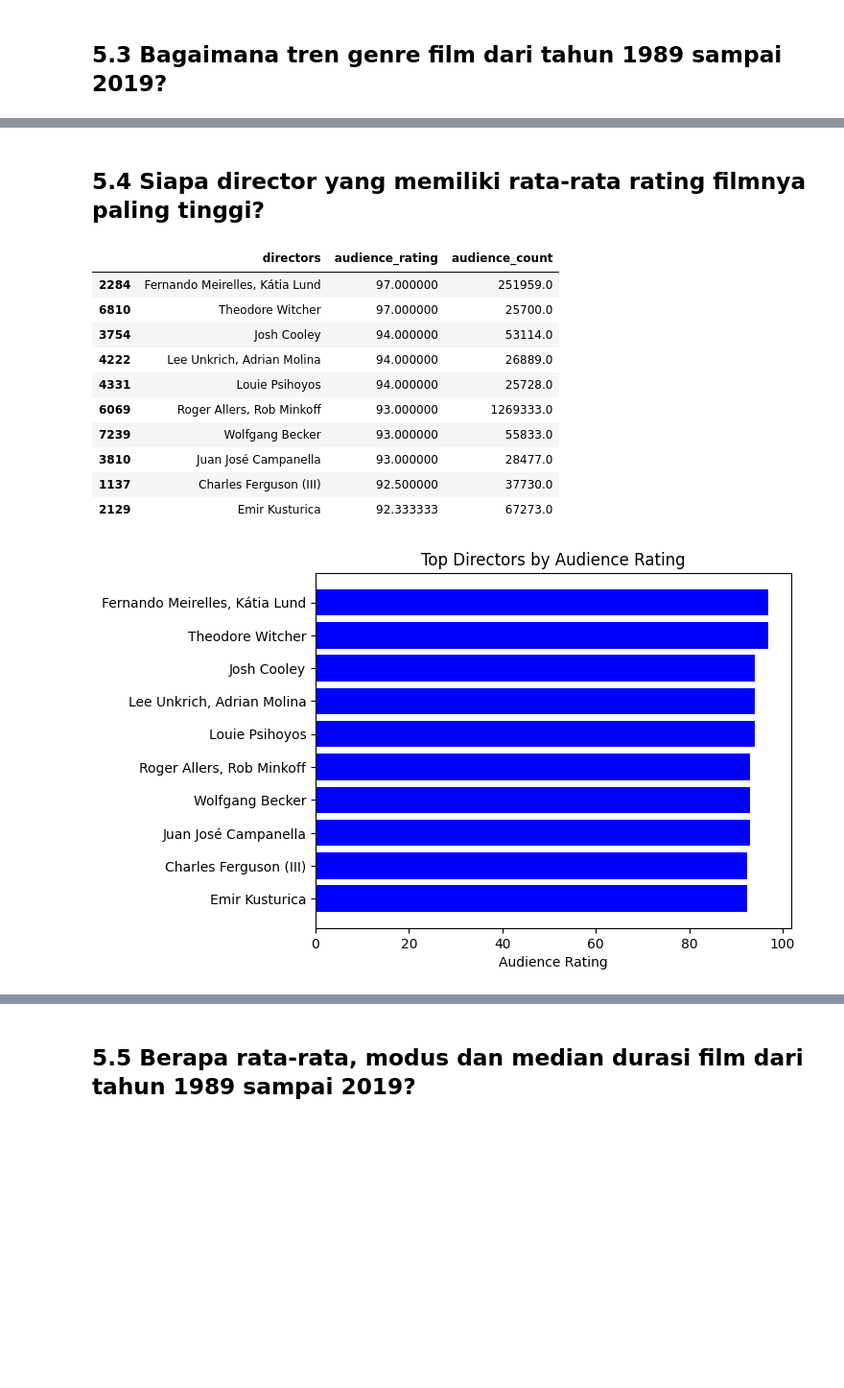
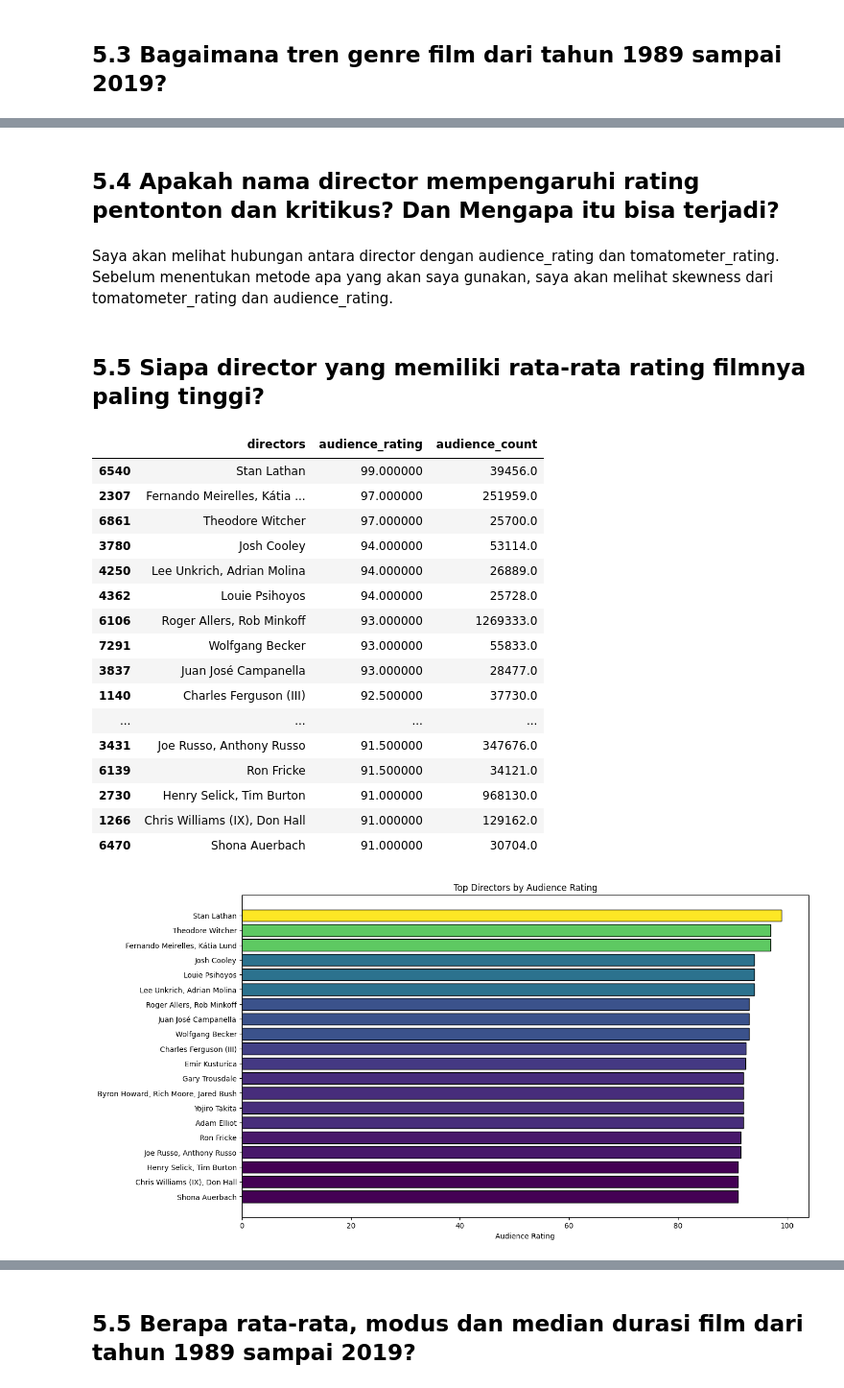
Before and after one commit to HbbSiregar/StreamWise, a Jupyter notebook: StreamWise.ipynb, the cells around one changed output, grey strips where cells are left out. Shown at 96% size. Drawn from its saved outputs; the diff is of its cells as text; code cells hidden in the pictures; blank space fills up the shorter version.

```diff
--- a/StreamWise.ipynb
+++ b/StreamWise.ipynb
@@ -1730,0 +1814,4 @@ Disini terlihat beberapa genre naik terus tajam terutama drama, action dan comed
+# %% [markdown]
+## 5.4 Apakah nama director mempengaruhi rating pentonton dan kritikus? Dan Mengapa itu bisa terjadi?
+# %% [markdown]
+Saya akan melihat hubungan antara director dengan audience_rating dan tomatometer_rating. Sebelum menentukan metode apa yang akan saya gunakan, saya akan melihat skewness dari tomatometer_rating dan audience_rating.
@@ -1731,7 +1820,7 @@ Disini terlihat beberapa genre naik terus tajam terutama drama, action dan comed
 # %% [markdown]
-## 5.4 Siapa director yang memiliki rata-rata rating filmnya paling tinggi?
+## 5.5 Siapa director yang memiliki rata-rata rating filmnya paling tinggi?
 # %%
-''' Modul melihat director denga rating film tertinggi berdasarkan audience_rating dan audience count >= 25000 orang '''
+# Melihat director denga rating film tertinggi berdasarkan audience_rating dan audience count
 director_stats_aud = df_v3.groupby('directors').agg({
     'audience_rating': 'mean',
     'audience_count': 'sum'
@@ -1741,30 +1830,44 @@ director_stats_aud = director_stats_aud[director_stats_aud['audience_count'] >=
 
 director_stats_aud = director_stats_aud.sort_values(['audience_rating', 'audience_count'], ascending=False)
 
-director_stats_aud.head(10)
+director_stats_aud.head(20)
 # %% [output]
 |  | directors | audience_rating | audience_count |
-| 2284 | Fernando Meirelles, Kátia Lund | 97.000000 | 251959.0 |
-| 6810 | Theodore Witcher | 97.000000 | 25700.0 |
-| 3754 | Josh Cooley | 94.000000 | 53114.0 |
-| 4222 | Lee Unkrich, Adrian Molina | 94.000000 | 26889.0 |
-| 4331 | Louie Psihoyos | 94.000000 | 25728.0 |
-| 6069 | Roger Allers, Rob Minkoff | 93.000000 | 1269333.0 |
-| 7239 | Wolfgang Becker | 93.000000 | 55833.0 |
-| 3810 | Juan José Campanella | 93.000000 | 28477.0 |
-| 1137 | Charles Ferguson (III) | 92.500000 | 37730.0 |
-| 2129 | Emir Kusturica | 92.333333 | 67273.0 |
+| 6540 | Stan Lathan | 99.000000 | 39456.0 |
+| 2307 | Fernando Meirelles, Kátia ... | 97.000000 | 251959.0 |
+| 6861 | Theodore Witcher | 97.000000 | 25700.0 |
+| 3780 | Josh Cooley | 94.000000 | 53114.0 |
+| 4250 | Lee Unkrich, Adrian Molina | 94.000000 | 26889.0 |
+| 4362 | Louie Psihoyos | 94.000000 | 25728.0 |
+| 6106 | Roger Allers, Rob Minkoff | 93.000000 | 1269333.0 |
+| 7291 | Wolfgang Becker | 93.000000 | 55833.0 |
+| 3837 | Juan José Campanella | 93.000000 | 28477.0 |
+| 1140 | Charles Ferguson (III) | 92.500000 | 37730.0 |
+| ... | ... | ... | ... |
+| 3431 | Joe Russo, Anthony Russo | 91.500000 | 347676.0 |
+| 6139 | Ron Fricke | 91.500000 | 34121.0 |
+| 2730 | Henry Selick, Tim Burton | 91.000000 | 968130.0 |
+| 1266 | Chris Williams (IX), Don Hall | 91.000000 | 129162.0 |
+| 6470 | Shona Auerbach | 91.000000 | 30704.0 |
 # %%
-'''Diagram 10 besar director yang rating paling tinggi berdasarkan audience'''
+# Diagram top director yang rating paling tinggi berdasarkan audience
+top_directors_byAud = director_stats_aud.sort_values('audience_rating', ascending=False).head(20)
+ratings = top_directors_byAud['audience_rating']
+names = top_directors_byAud['directors']
 
-top_directors_byAud = director_stats_aud.sort_values('audience_rating', ascending=False).head(10)
+# Normalisasi rating antara 0 dan 1
+norm_ratings = (ratings - ratings.min()) / (ratings.max() - ratings.min())
 
-plt.barh(top_directors_byAud['directors'], top_directors_byAud['audience_rating'], color='blue', )
+# Gunakan colormap viridis untuk warna gradasi
+colors = plt.cm.viridis(norm_ratings)
+
+plt.figure(figsize=(14, 8))
+plt.barh(names, ratings, color=colors, edgecolor='black')
 plt.gca().invert_yaxis()
 plt.xlabel('Audience Rating')
 plt.title('Top Directors by Audience Rating')
 plt.show()
 # %% [output]
-[figure, old version]
+[figure, new version]
 # %% [markdown]
 Insight :
```
Also changed, not shown: parts of 29 cells of this notebook, 1 other file.
